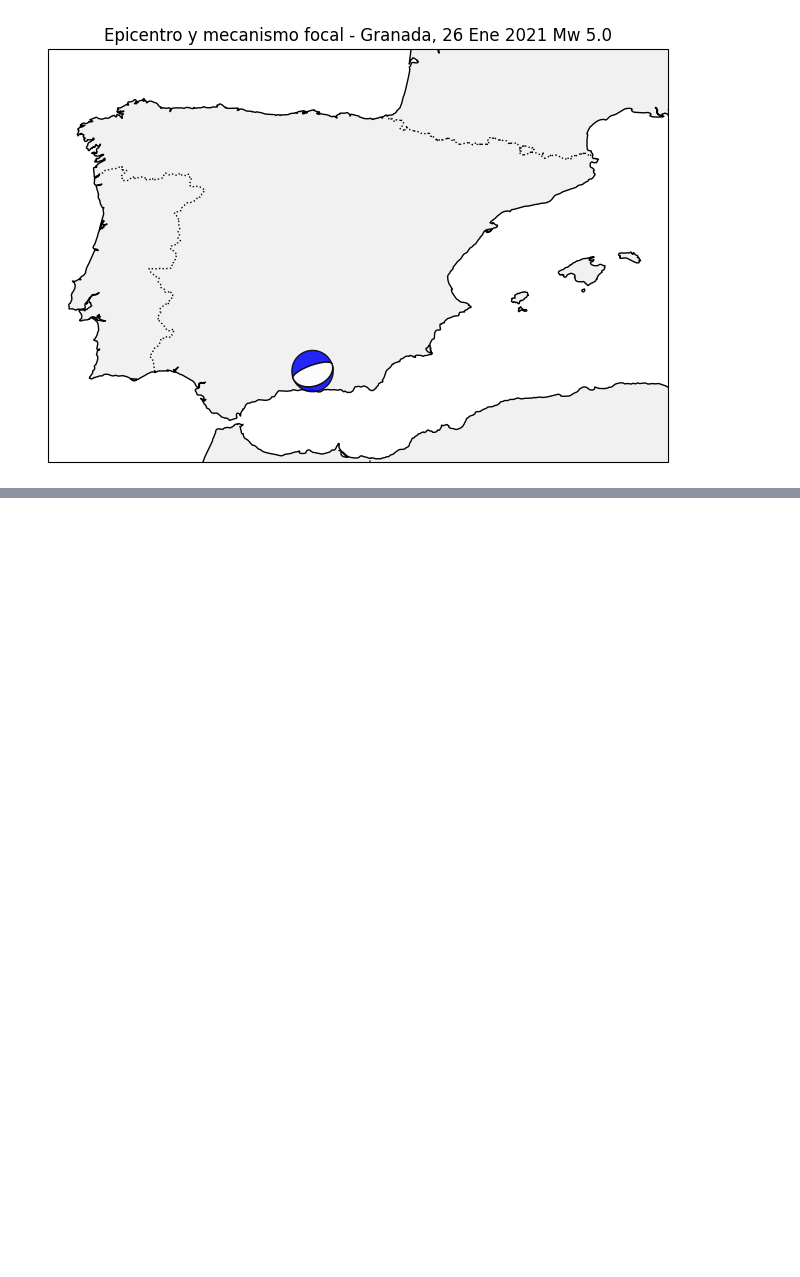
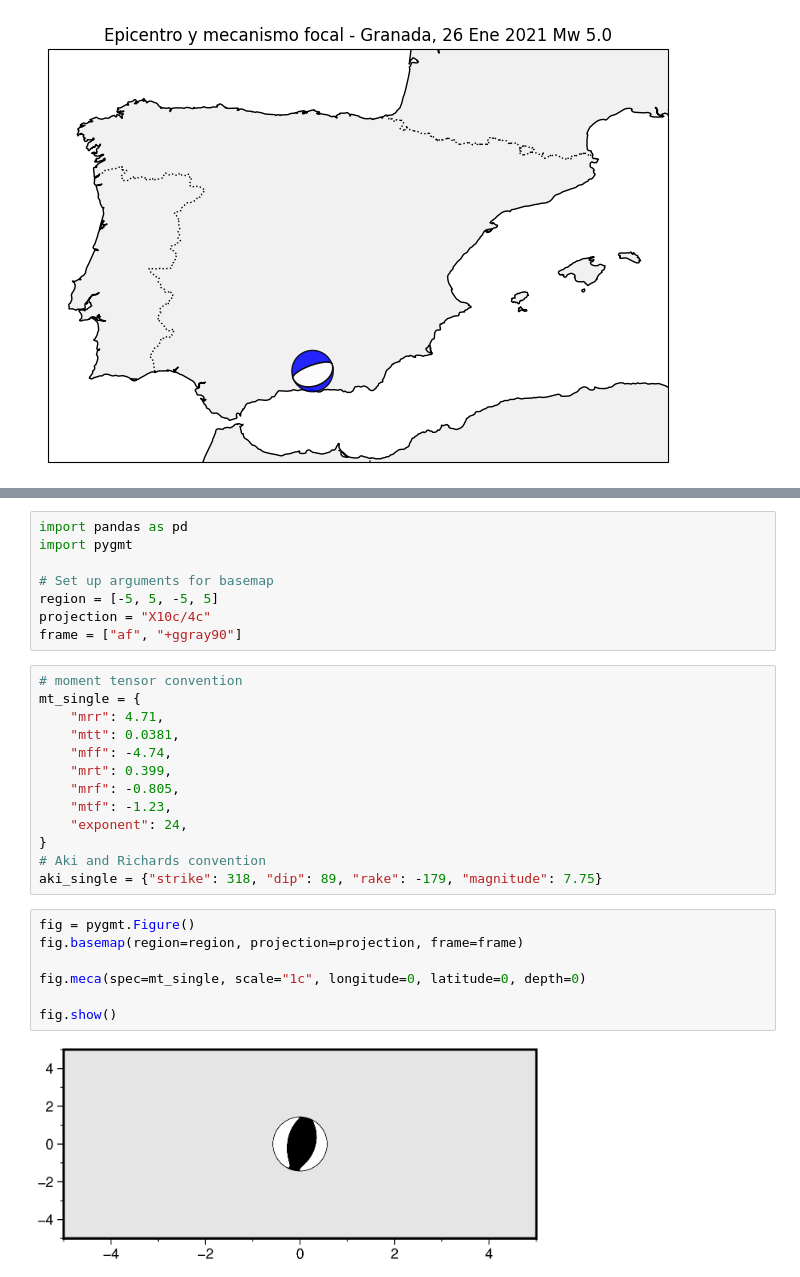
Before and after one commit to galeanojav/MeteoGeoPy, a Jupyter notebook: notebooks/dia4_Geofisica.ipynb, the cells around one changed output, grey strips where cells are left out. Saved outputs shown, nothing was run; the diff lists cells and outputs as text; blank space fills up the shorter version.

```diff
--- a/notebooks/dia4_Geofisica.ipynb
+++ b/notebooks/dia4_Geofisica.ipynb
@@ -349,0 +382,30 @@ plt.show()
+# %%
+import pandas as pd
+import pygmt
+
+# Set up arguments for basemap
+region = [-5, 5, -5, 5]
+projection = "X10c/4c"
+frame = ["af", "+ggray90"]
+# %%
+# moment tensor convention
+mt_single = {
+    "mrr": 4.71,
+    "mtt": 0.0381,
+    "mff": -4.74,
+    "mrt": 0.399,
+    "mrf": -0.805,
+    "mtf": -1.23,
+    "exponent": 24,
+}
+# Aki and Richards convention
+aki_single = {"strike": 318, "dip": 89, "rake": -179, "magnitude": 7.75}
+# %%
+fig = pygmt.Figure()
+fig.basemap(region=region, projection=projection, frame=frame)
+
+fig.meca(spec=mt_single, scale="1c", longitude=0, latitude=0, depth=0)
+
+fig.show()
+# %% [output]
+[figure, added]
```
Also changed, not shown: parts of 21 cells of this notebook, 1 other file.
